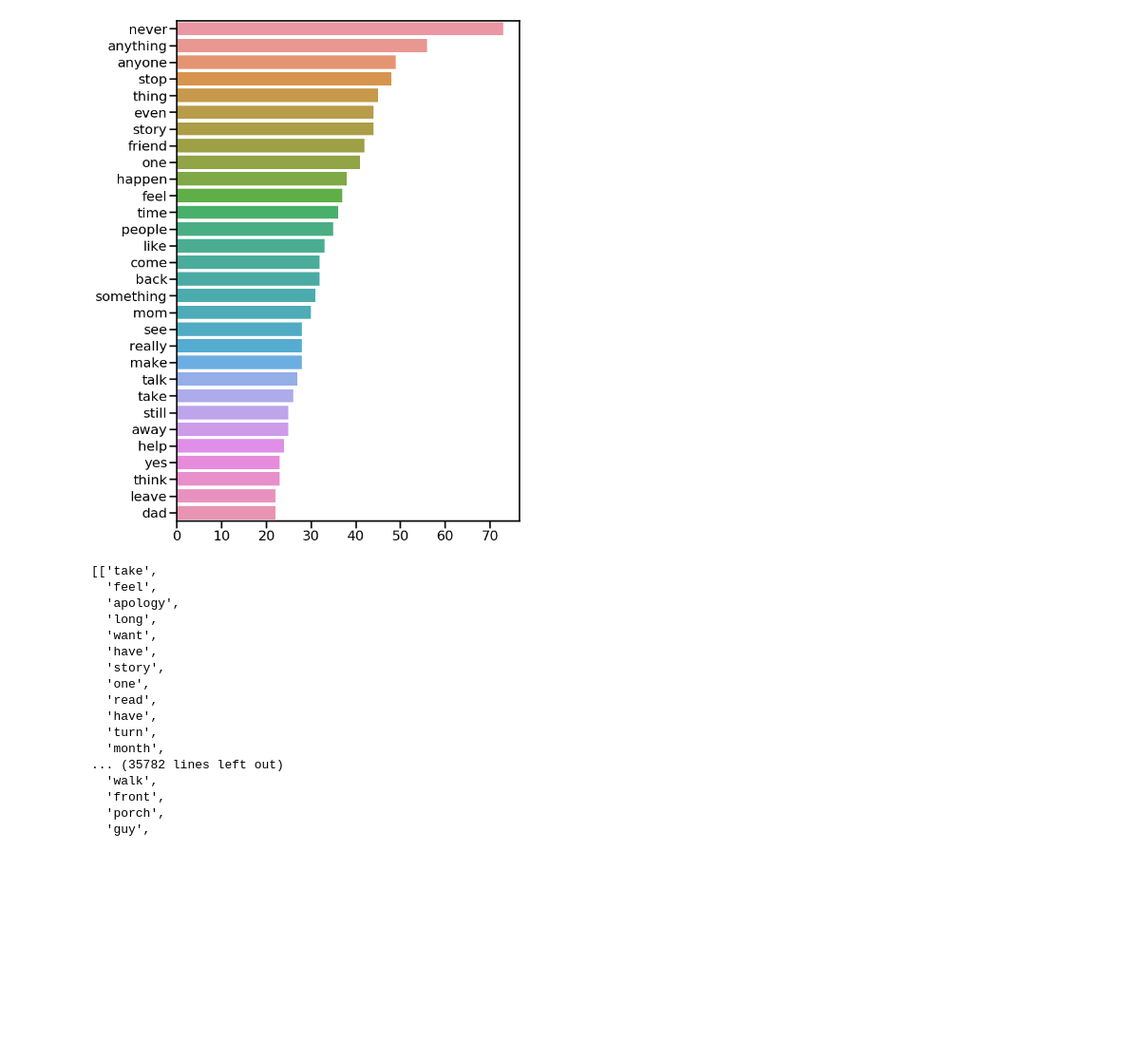
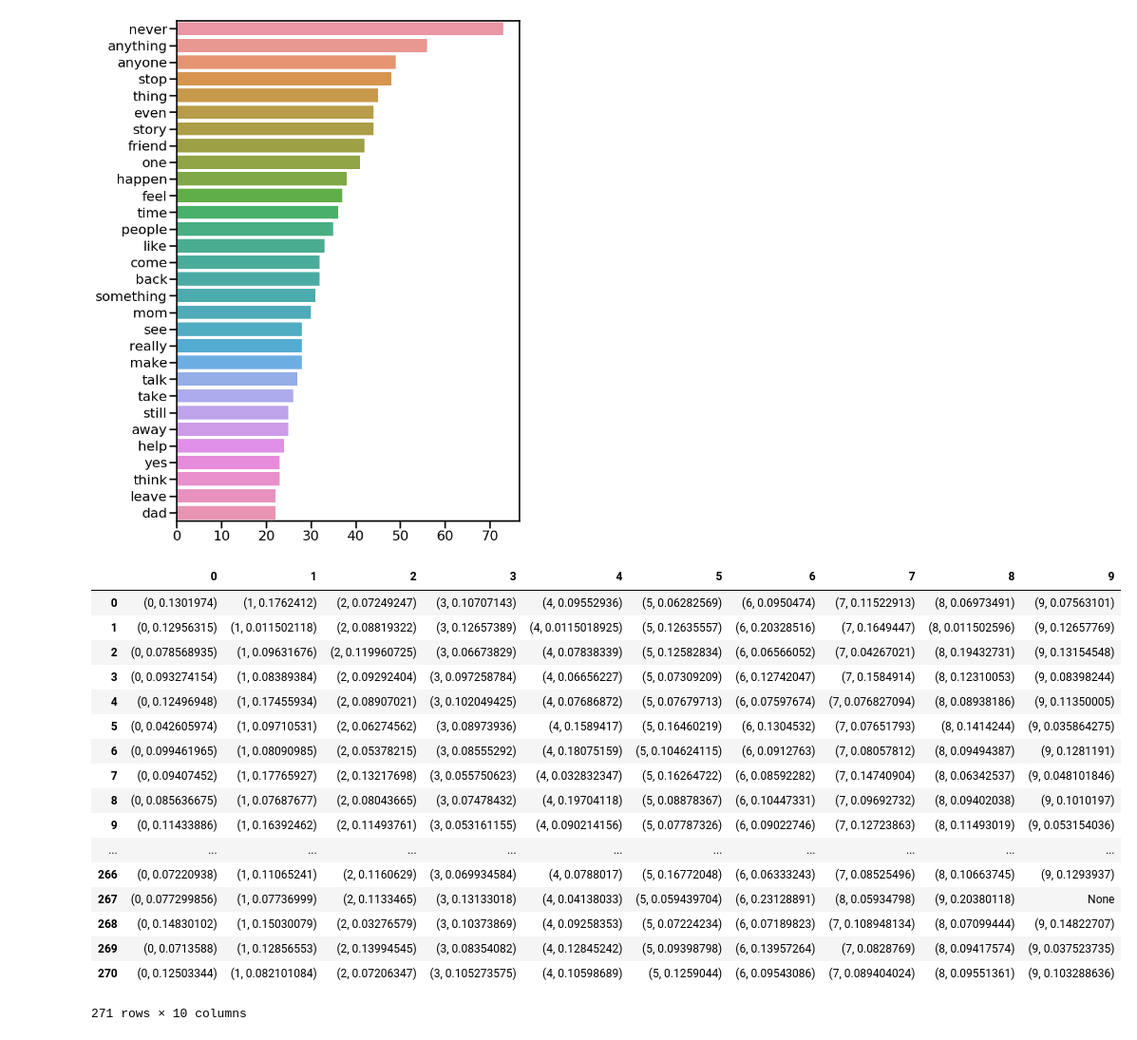
Before and after one commit to k-christensen/MeToo_in_STEM, a Jupyter notebook: exploratory.ipynb, the cells around one changed output. Shown at 95% size. Drawn from its saved outputs; the diff is of its cells as text; code cells hidden in the pictures; blank space fills up the shorter version.

```diff
--- a/exploratory.ipynb
+++ b/exploratory.ipynb
@@ -1857,7 +1811,7 @@ def doc_list(df, stop):
                                             'VBN','VBP','VBZ'])].lemma)
     docs = list(zip(doc_list,lemma_list))
     filtered = [(d,w.lower()) for d,w in docs if len(w)>2]
-    filtered = [(d,w) for d,w in filtered if word not in stop]
+    filtered = [(d,w) for d,w in filtered if w not in stop]
 
     doc_dict = {}
 
@@ -1868,24 +1822,6 @@ def doc_list(df, stop):
             doc_dict[d].append(l)
 
     return(list(doc_dict.values()))
-
-
-doc_list(df_reddit,stopword_list)
-# %% [output]
-[['take',
-  'feel',
-  'apology',
-  'long',
-  'want',
-  'have',
-  'story',
-  'one',
-  'read',
-  'have',
-  'turn',
-  'month',
-... (35782 lines left out)
-  'walk',
-  'front',
-  'porch',
-  'guy',
+# %%
+df_reddit = pd.read_pickle("reddit_word_data.pkl")
+df_stem = pd.read_pickle("stem_word_data.pkl")
@@ -1891,0 +1830,4 @@ doc_list(df_reddit,stopword_list)
+# %%
+reddit_docs = doc_list(df_reddit,stopword_list)
+stem_docs = doc_list(df_stem,stopword_list)
+all_docs = reddit_docs + stem_docs
@@ -1891,0 +1836,23 @@ doc_list(df_reddit,stopword_list)
+# %%
+bow_reddit = [id2word.doc2bow(text) for text in reddit_docs]
+# %%
+pd.DataFrame(list(lda.LdaModel.get_document_topics(lda_model,bow = bow_reddit)))
+# %% [output]
+|  | 0 | 1 | 2 | 3 | 4 | 5 | 6 | 7 | 8 | 9 |
+| 0 | (0, 0.1301974) | (1, 0.1762412) | (2, 0.07249247) | (3, 0.10707143) | (4, 0.09552936) | (5, 0.06282569) | (6, 0.0950474) | (7, 0.11522913) | (8, 0.06973491) | (9, 0.07563101) |
+| 1 | (0, 0.12956315) | (1, 0.011502118) | (2, 0.08819322) | (3, 0.12657389) | (4, 0.0115018925) | (5, 0.12635557) | (6, 0.20328516) | (7, 0.1649447) | (8, 0.011502596) | (9, 0.12657769) |
+| 2 | (0, 0.078568935) | (1, 0.09631676) | (2, 0.119960725) | (3, 0.06673829) | (4, 0.07838339) | (5, 0.12582834) | (6, 0.06566052) | (7, 0.04267021) | (8, 0.19432731) | (9, 0.13154548) |
+| 3 | (0, 0.093274154) | (1, 0.08389384) | (2, 0.09292404) | (3, 0.097258784) | (4, 0.06656227) | (5, 0.07309209) | (6, 0.12742047) | (7, 0.1584914) | (8, 0.12310053) | (9, 0.08398244) |
+| 4 | (0, 0.12496948) | (1, 0.17455934) | (2, 0.08907021) | (3, 0.102049425) | (4, 0.07686872) | (5, 0.07679713) | (6, 0.07597674) | (7, 0.076827094) | (8, 0.08938186) | (9, 0.11350005) |
+| 5 | (0, 0.042605974) | (1, 0.09710531) | (2, 0.06274562) | (3, 0.08973936) | (4, 0.1589417) | (5, 0.16460219) | (6, 0.1304532) | (7, 0.07651793) | (8, 0.1414244) | (9, 0.035864275) |
+| 6 | (0, 0.099461965) | (1, 0.08090985) | (2, 0.05378215) | (3, 0.08555292) | (4, 0.18075159) | (5, 0.104624115) | (6, 0.0912763) | (7, 0.08057812) | (8, 0.09494387) | (9, 0.1281191) |
+| 7 | (0, 0.09407452) | (1, 0.17765927) | (2, 0.13217698) | (3, 0.055750623) | (4, 0.032832347) | (5, 0.16264722) | (6, 0.08592282) | (7, 0.14740904) | (8, 0.06342537) | (9, 0.048101846) |
+| 8 | (0, 0.085636675) | (1, 0.07687677) | (2, 0.08043665) | (3, 0.07478432) | (4, 0.19704118) | (5, 0.08878367) | (6, 0.10447331) | (7, 0.09692732) | (8, 0.09402038) | (9, 0.1010197) |
+| 9 | (0, 0.11433886) | (1, 0.16392462) | (2, 0.11493761) | (3, 0.053161155) | (4, 0.090214156) | (5, 0.07787326) | (6, 0.09022746) | (7, 0.12723863) | (8, 0.11493019) | (9, 0.053154036) |
+| ... | ... | ... | ... | ... | ... | ... | ... | ... | ... | ... |
+| 266 | (0, 0.07220938) | (1, 0.11065241) | (2, 0.1160629) | (3, 0.069934584) | (4, 0.0788017) | (5, 0.16772048) | (6, 0.06333243) | (7, 0.08525496) | (8, 0.10663745) | (9, 0.1293937) |
+| 267 | (0, 0.077299856) | (1, 0.07736999) | (2, 0.1133465) | (3, 0.13133018) | (4, 0.04138033) | (5, 0.059439704) | (6, 0.23128891) | (8, 0.05934798) | (9, 0.20380118) | None |
+| 268 | (0, 0.14830102) | (1, 0.15030079) | (2, 0.03276579) | (3, 0.10373869) | (4, 0.09258353) | (5, 0.07224234) | (6, 0.07189823) | (7, 0.108948134) | (8, 0.07099444) | (9, 0.14822707) |
+| 269 | (0, 0.0713588) | (1, 0.12856553) | (2, 0.13994545) | (3, 0.08354082) | (4, 0.12845242) | (5, 0.09398798) | (6, 0.13957264) | (7, 0.0828769) | (8, 0.09417574) | (9, 0.037523735) |
+| 270 | (0, 0.12503344) | (1, 0.082101084) | (2, 0.07206347) | (3, 0.105273575) | (4, 0.10598689) | (5, 0.1259044) | (6, 0.09543086) | (7, 0.089404024) | (8, 0.09551361) | (9, 0.103288636) |
+271 rows × 10 columns
```
Also changed, not shown: parts of 31 cells of this notebook, 2 other files.
